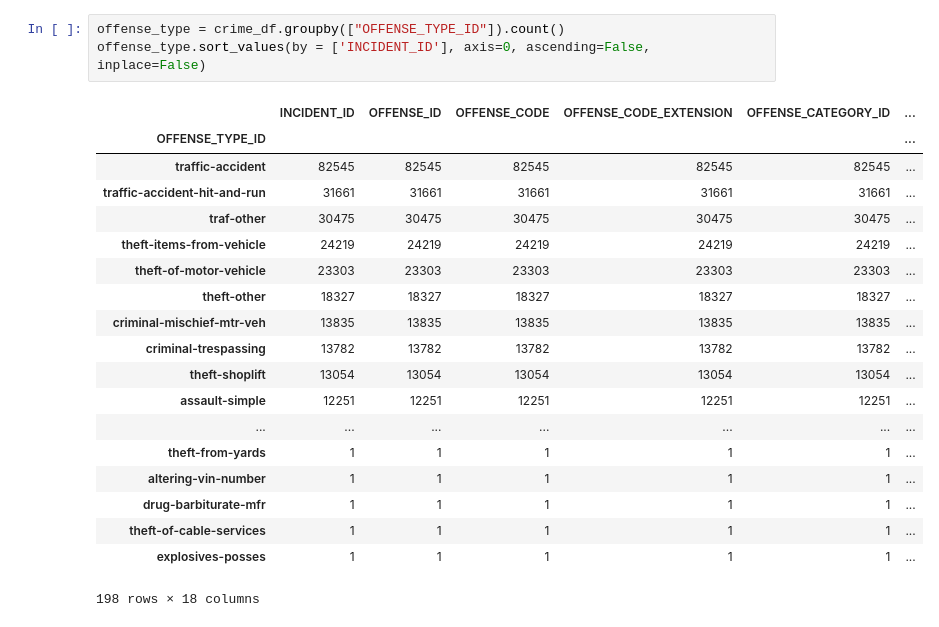
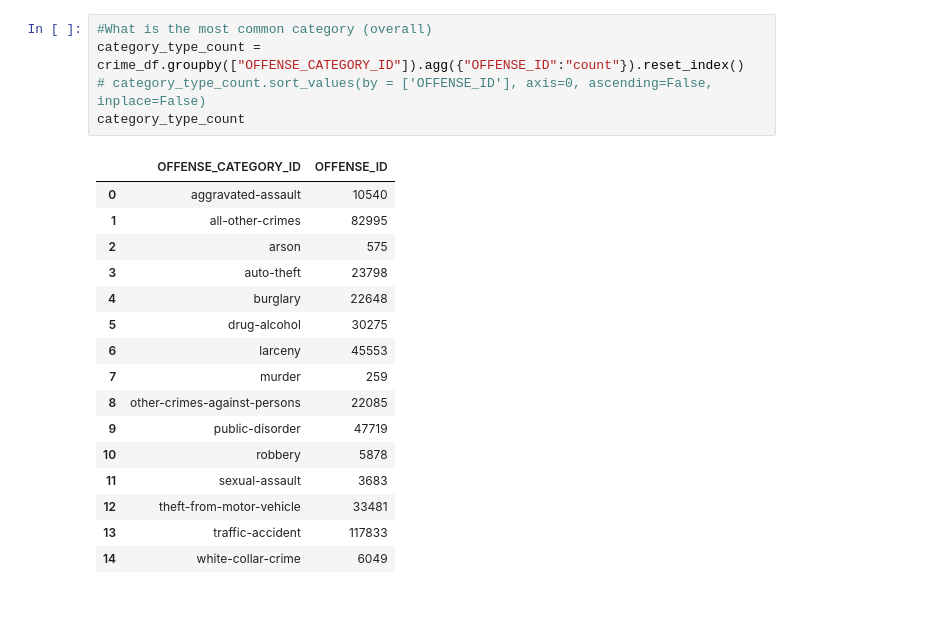
Before and after one commit to JenniferRae84/Denver_Crime_Project, a Jupyter notebook: jenny_den_crime.ipynb, the cells around one changed output. Cells and saved outputs as stored; diff of their text form.

```diff
--- a/jenny_den_crime.ipynb
+++ b/jenny_den_crime.ipynb
@@ -14,23 +28,22 @@ crime_df.head()
 # %%
-offense_type = crime_df.groupby(["OFFENSE_TYPE_ID"]).count()
-offense_type.sort_values(by = ['INCIDENT_ID'], axis=0, ascending=False, inplace=False)
+#What is the most common category (overall)
+category_type_count = crime_df.groupby(["OFFENSE_CATEGORY_ID"]).agg({"OFFENSE_ID":"count"}).reset_index()
+# category_type_count.sort_values(by = ['OFFENSE_ID'], axis=0, ascending=False, inplace=False)
+category_type_count
 # %% [output]
-|  | INCIDENT_ID | OFFENSE_ID | OFFENSE_CODE | OFFENSE_CODE_EXTENSION | OFFENSE_CATEGORY_ID | ... |
-| OFFENSE_TYPE_ID |  |  |  |  |  | ... |
-| traffic-accident | 82545 | 82545 | 82545 | 82545 | 82545 | ... |
-| traffic-accident-hit-and-run | 31661 | 31661 | 31661 | 31661 | 31661 | ... |
-| traf-other | 30475 | 30475 | 30475 | 30475 | 30475 | ... |
-| theft-items-from-vehicle | 24219 | 24219 | 24219 | 24219 | 24219 | ... |
-| theft-of-motor-vehicle | 23303 | 23303 | 23303 | 23303 | 23303 | ... |
-| theft-other | 18327 | 18327 | 18327 | 18327 | 18327 | ... |
-| criminal-mischief-mtr-veh | 13835 | 13835 | 13835 | 13835 | 13835 | ... |
-| criminal-trespassing | 13782 | 13782 | 13782 | 13782 | 13782 | ... |
-| theft-shoplift | 13054 | 13054 | 13054 | 13054 | 13054 | ... |
-| assault-simple | 12251 | 12251 | 12251 | 12251 | 12251 | ... |
-| ... | ... | ... | ... | ... | ... | ... |
-| theft-from-yards | 1 | 1 | 1 | 1 | 1 | ... |
-| altering-vin-number | 1 | 1 | 1 | 1 | 1 | ... |
-| drug-barbiturate-mfr | 1 | 1 | 1 | 1 | 1 | ... |
-| theft-of-cable-services | 1 | 1 | 1 | 1 | 1 | ... |
-| explosives-posses | 1 | 1 | 1 | 1 | 1 | ... |
+|  | OFFENSE_CATEGORY_ID | OFFENSE_ID |
+| 0 | aggravated-assault | 10540 |
+| 1 | all-other-crimes | 82995 |
+| 2 | arson | 575 |
+| 3 | auto-theft | 23798 |
+| 4 | burglary | 22648 |
+| 5 | drug-alcohol | 30275 |
+| 6 | larceny | 45553 |
+| 7 | murder | 259 |
+| 8 | other-crimes-against-persons | 22085 |
+| 9 | public-disorder | 47719 |
+| 10 | robbery | 5878 |
+| 11 | sexual-assault | 3683 |
+| 12 | theft-from-motor-vehicle | 33481 |
+| 13 | traffic-accident | 117833 |
+| 14 | white-collar-crime | 6049 |
-198 rows × 18 columns
```
Also changed, not shown: parts of 13 cells of this notebook.
